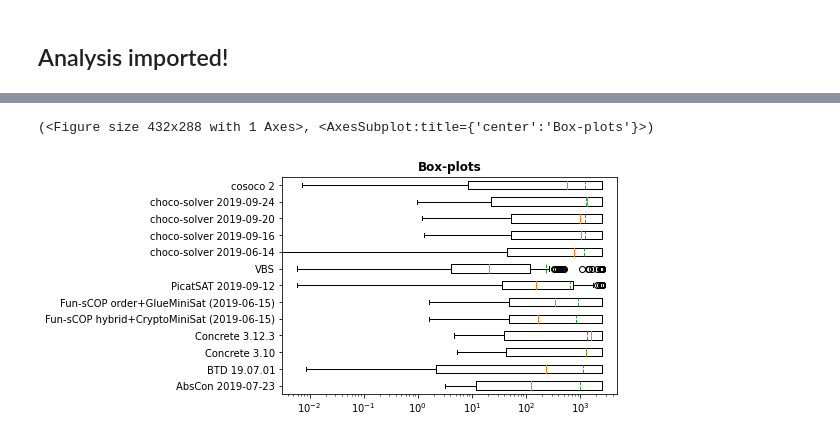
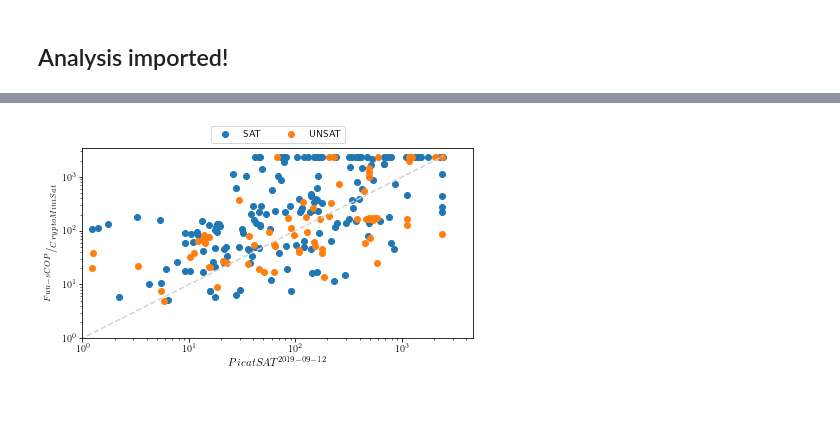
Before and after one commit to crillab/metrics, a Jupyter notebook: example/xcsp-19/figures_from_analysis.ipynb, the cells around one changed output, grey strips where cells are left out. Drawn from its saved outputs; the diff is of its cells as text; code cells hidden in the pictures; blank space fills up the shorter version.

```diff
--- a/example/xcsp-19/figures_from_analysis.ipynb
+++ b/example/xcsp-19/figures_from_analysis.ipynb
@@ -159,5 +166,39 @@ analysis.scatter_plot(
-# %%
-analysis.box_plot(output="output/box.pdf",log=True,title="Box-plots",title_font_weight=FontWeight.BOLD)
-# %% [output]
-(<Figure size 432x288 with 1 Axes>, <AxesSubplot:title={'center':'Box-plots'}>)
-[figure, removed]
+# %%
+rename = {
+    "PicatSAT 2019-09-12": '$PicatSAT^{2019-09-12}$',
+    "Fun-sCOP+CryptoMiniSat": '$^{Fun-sCOP}/_{CryptoMiniSat}$'
+}
+
+a2 = analysis.add_variable(
+    'experiment_ware',
+    lambda x: x['experiment_ware'] if x['experiment_ware'] not in rename else rename[x['experiment_ware']]
+)
+
+a2.scatter_plot(
+            "$PicatSAT^{2019-09-12}$",
+            "$^{Fun-sCOP}/_{CryptoMiniSat}$",
+            scatter_col="cpu_time",
+            title=None,
+
+            color_col="Checked answer",
+            x_min=1,
+            x_max=None,
+            y_min=1,
+            y_max=None,
+            logx=True,
+            logy=True,
+
+            figure_size=(7, 3.5),
+
+            legend_location=Position.TOP,
+            legend_offset=(0, -.1),
+            ncol_legend=2,
+
+            title_font_name='Helvetica',
+            title_font_color='#000000',
+            latex_writing=True,
+            output="output/cactus.pdf",
+            dynamic=False
+    )
+# %% [output]
+[figure, added]
```
Also changed, not shown: parts of 9 cells of this notebook, 13 other files.
